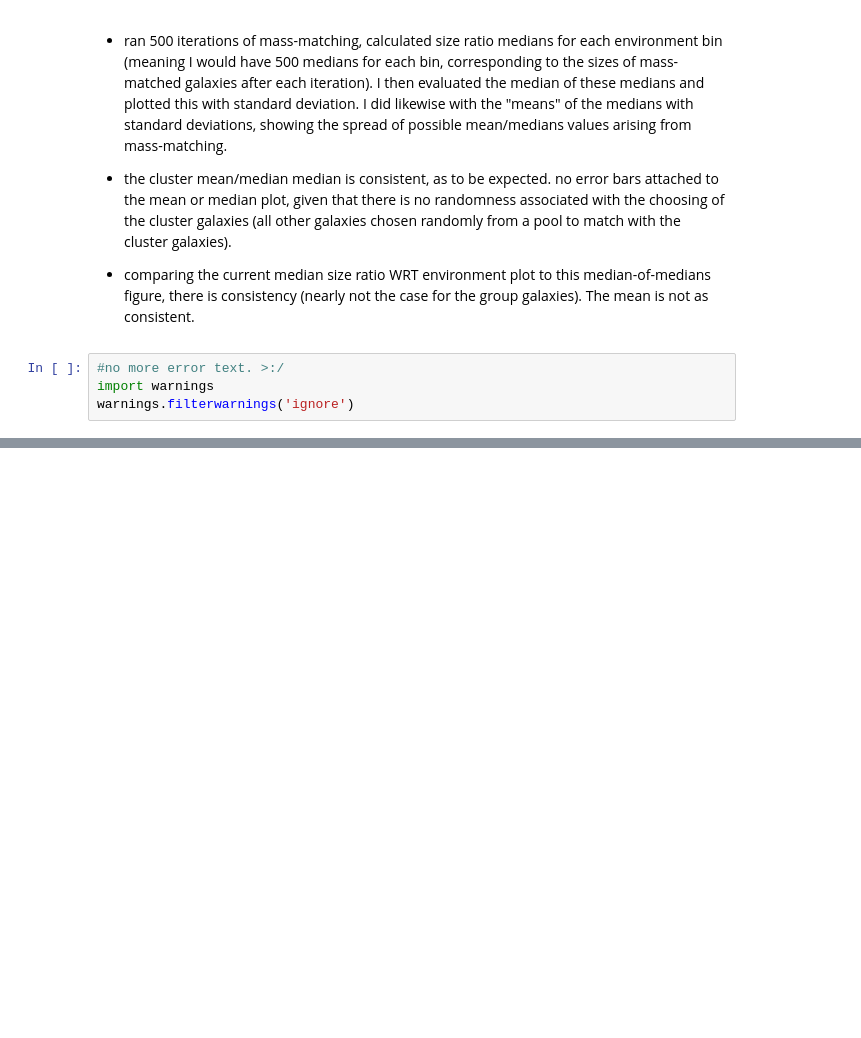
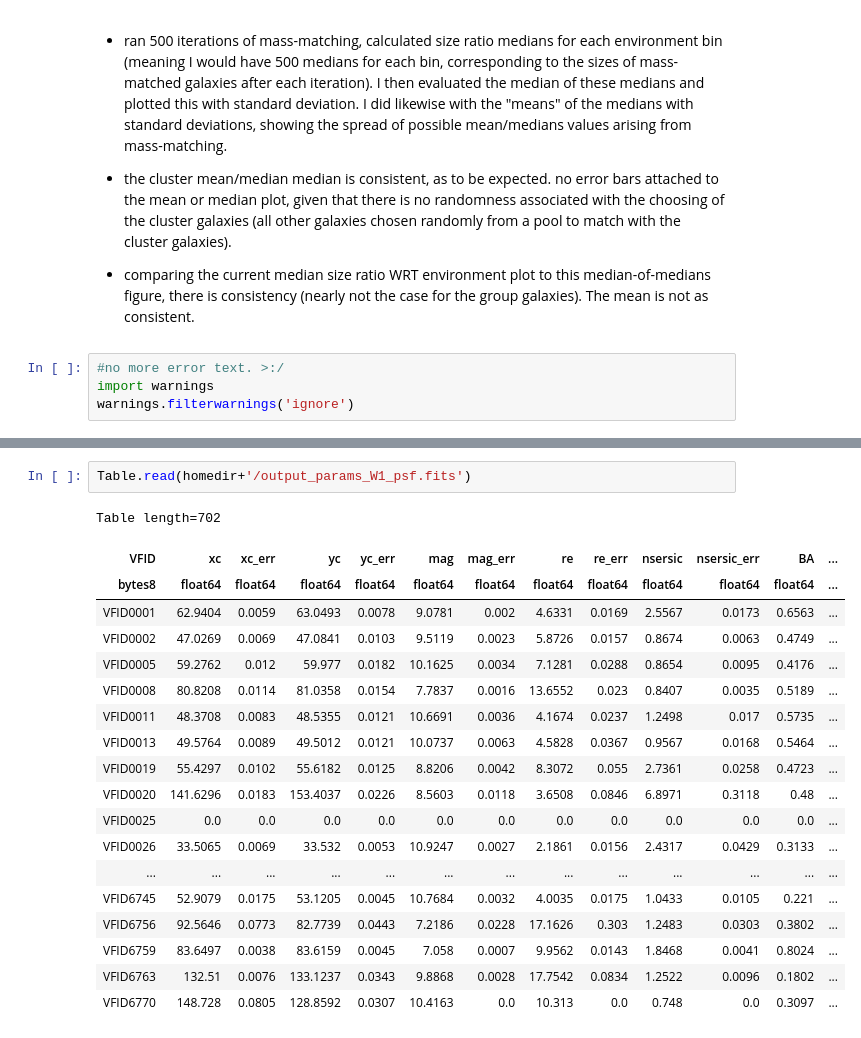
Before and after one commit to Kyssuber/research, a Jupyter notebook: data_analysis/virgowise_plots.ipynb, the cells around one changed output, grey strips where cells are left out. Saved outputs shown, nothing was run; the diff lists cells and outputs as text; blank space fills up the shorter version.

```diff
--- a/data_analysis/virgowise_plots.ipynb
+++ b/data_analysis/virgowise_plots.ipynb
@@ -415,0 +441,22 @@ Did likewise for WISESize, but number of galaxies in each bin found by calculati
+# %%
+Table.read(homedir+'/output_params_W1_psf.fits')
+# %% [output]
+Table length=702
+| VFID | xc | xc_err | yc | yc_err | mag | mag_err | re | re_err | nsersic | nsersic_err | BA | ... |
+| bytes8 | float64 | float64 | float64 | float64 | float64 | float64 | float64 | float64 | float64 | float64 | float64 | ... |
+| VFID0001 | 62.9404 | 0.0059 | 63.0493 | 0.0078 | 9.0781 | 0.002 | 4.6331 | 0.0169 | 2.5567 | 0.0173 | 0.6563 | ... |
+| VFID0002 | 47.0269 | 0.0069 | 47.0841 | 0.0103 | 9.5119 | 0.0023 | 5.8726 | 0.0157 | 0.8674 | 0.0063 | 0.4749 | ... |
+| VFID0005 | 59.2762 | 0.012 | 59.977 | 0.0182 | 10.1625 | 0.0034 | 7.1281 | 0.0288 | 0.8654 | 0.0095 | 0.4176 | ... |
+| VFID0008 | 80.8208 | 0.0114 | 81.0358 | 0.0154 | 7.7837 | 0.0016 | 13.6552 | 0.023 | 0.8407 | 0.0035 | 0.5189 | ... |
+| VFID0011 | 48.3708 | 0.0083 | 48.5355 | 0.0121 | 10.6691 | 0.0036 | 4.1674 | 0.0237 | 1.2498 | 0.017 | 0.5735 | ... |
+| VFID0013 | 49.5764 | 0.0089 | 49.5012 | 0.0121 | 10.0737 | 0.0063 | 4.5828 | 0.0367 | 0.9567 | 0.0168 | 0.5464 | ... |
+| VFID0019 | 55.4297 | 0.0102 | 55.6182 | 0.0125 | 8.8206 | 0.0042 | 8.3072 | 0.055 | 2.7361 | 0.0258 | 0.4723 | ... |
+| VFID0020 | 141.6296 | 0.0183 | 153.4037 | 0.0226 | 8.5603 | 0.0118 | 3.6508 | 0.0846 | 6.8971 | 0.3118 | 0.48 | ... |
+| VFID0025 | 0.0 | 0.0 | 0.0 | 0.0 | 0.0 | 0.0 | 0.0 | 0.0 | 0.0 | 0.0 | 0.0 | ... |
+| VFID0026 | 33.5065 | 0.0069 | 33.532 | 0.0053 | 10.9247 | 0.0027 | 2.1861 | 0.0156 | 2.4317 | 0.0429 | 0.3133 | ... |
+| ... | ... | ... | ... | ... | ... | ... | ... | ... | ... | ... | ... | ... |
+| VFID6745 | 52.9079 | 0.0175 | 53.1205 | 0.0045 | 10.7684 | 0.0032 | 4.0035 | 0.0175 | 1.0433 | 0.0105 | 0.221 | ... |
+| VFID6756 | 92.5646 | 0.0773 | 82.7739 | 0.0443 | 7.2186 | 0.0228 | 17.1626 | 0.303 | 1.2483 | 0.0303 | 0.3802 | ... |
+| VFID6759 | 83.6497 | 0.0038 | 83.6159 | 0.0045 | 7.058 | 0.0007 | 9.9562 | 0.0143 | 1.8468 | 0.0041 | 0.8024 | ... |
+| VFID6763 | 132.51 | 0.0076 | 133.1237 | 0.0343 | 9.8868 | 0.0028 | 17.7542 | 0.0834 | 1.2522 | 0.0096 | 0.1802 | ... |
+| VFID6770 | 148.728 | 0.0805 | 128.8592 | 0.0307 | 10.4163 | 0.0 | 10.313 | 0.0 | 0.748 | 0.0 | 0.3097 | ... |
```
Also changed, not shown: parts of 14 cells of this notebook, 7 other files.
